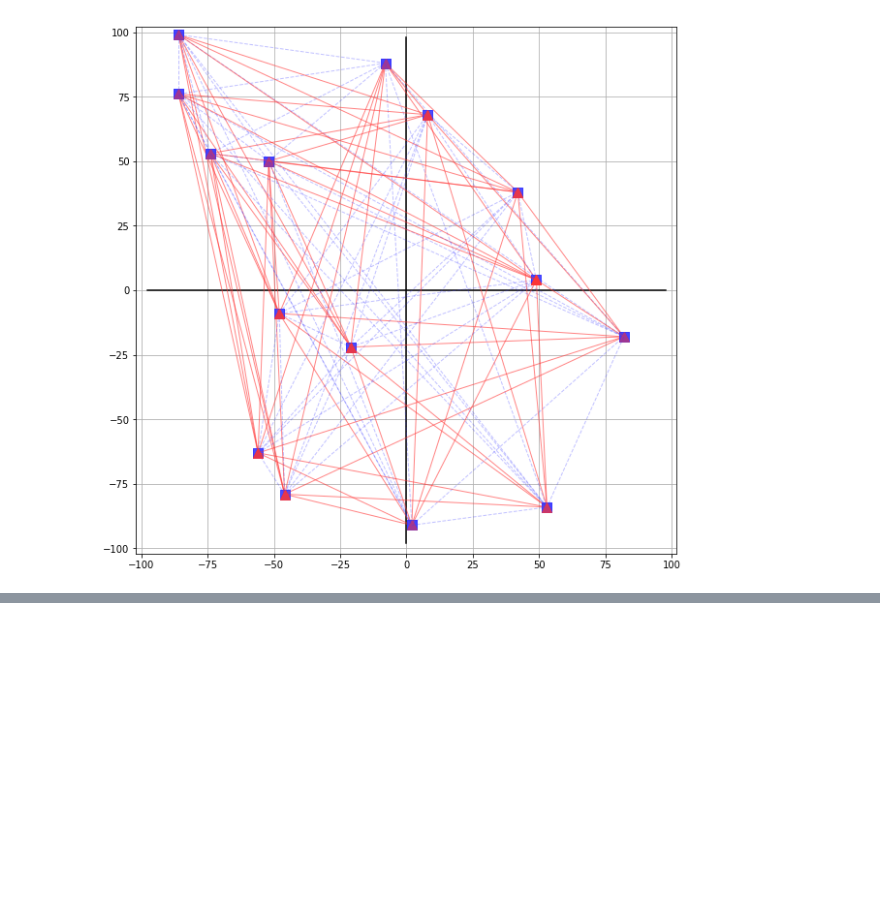
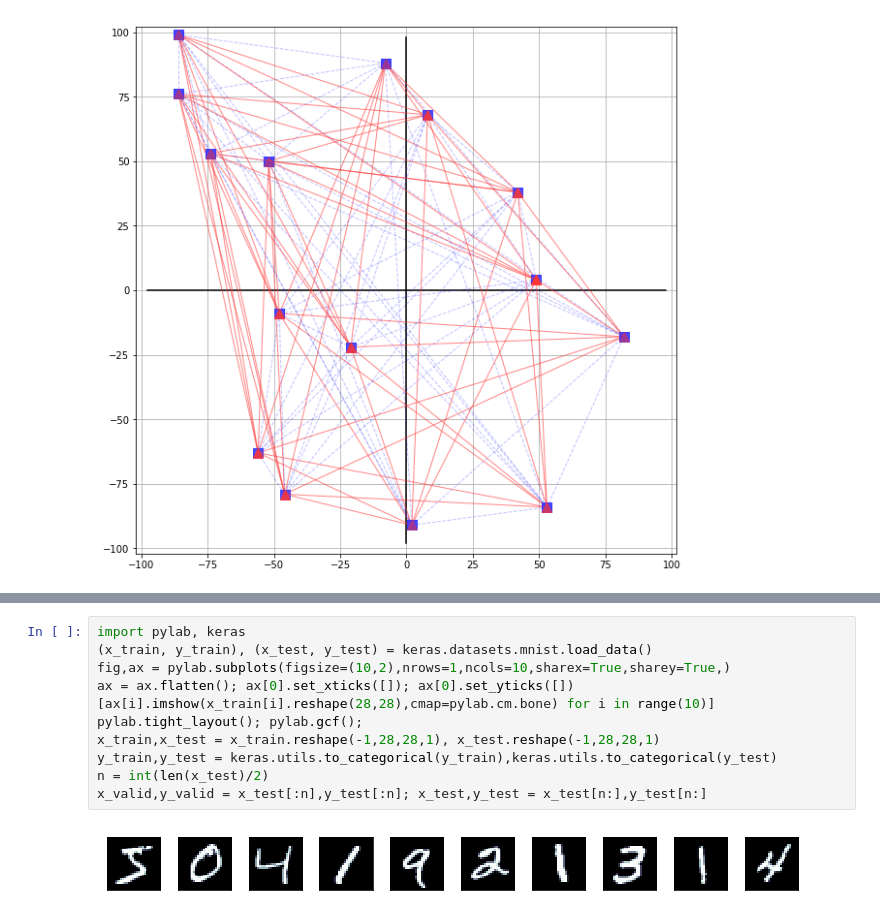
Before and after one commit to OlgaBelitskaya/instagram, a Jupyter notebook: instagram_python.ipynb, the cells around one changed output, grey strips where cells are left out. Drawn from its saved outputs; the diff is of its cells as text; blank space fills up the shorter version.

```diff
--- a/instagram_python.ipynb
+++ b/instagram_python.ipynb
@@ -30,0 +86,13 @@ for i in range(N):
+# %%
+import pylab, keras
+(x_train, y_train), (x_test, y_test) = keras.datasets.mnist.load_data()
+fig,ax = pylab.subplots(figsize=(10,2),nrows=1,ncols=10,sharex=True,sharey=True,)
+ax = ax.flatten(); ax[0].set_xticks([]); ax[0].set_yticks([])
+[ax[i].imshow(x_train[i].reshape(28,28),cmap=pylab.cm.bone) for i in range(10)]
+pylab.tight_layout(); pylab.gcf();
+x_train,x_test = x_train.reshape(-1,28,28,1), x_test.reshape(-1,28,28,1)
+y_train,y_test = keras.utils.to_categorical(y_train),keras.utils.to_categorical(y_test)
+n = int(len(x_test)/2)
+x_valid,y_valid = x_test[:n],y_test[:n]; x_test,y_test = x_test[n:],y_test[n:]
+# %% [output]
+[figure, added]
```
Also changed, not shown: parts of 13 cells of this notebook.
